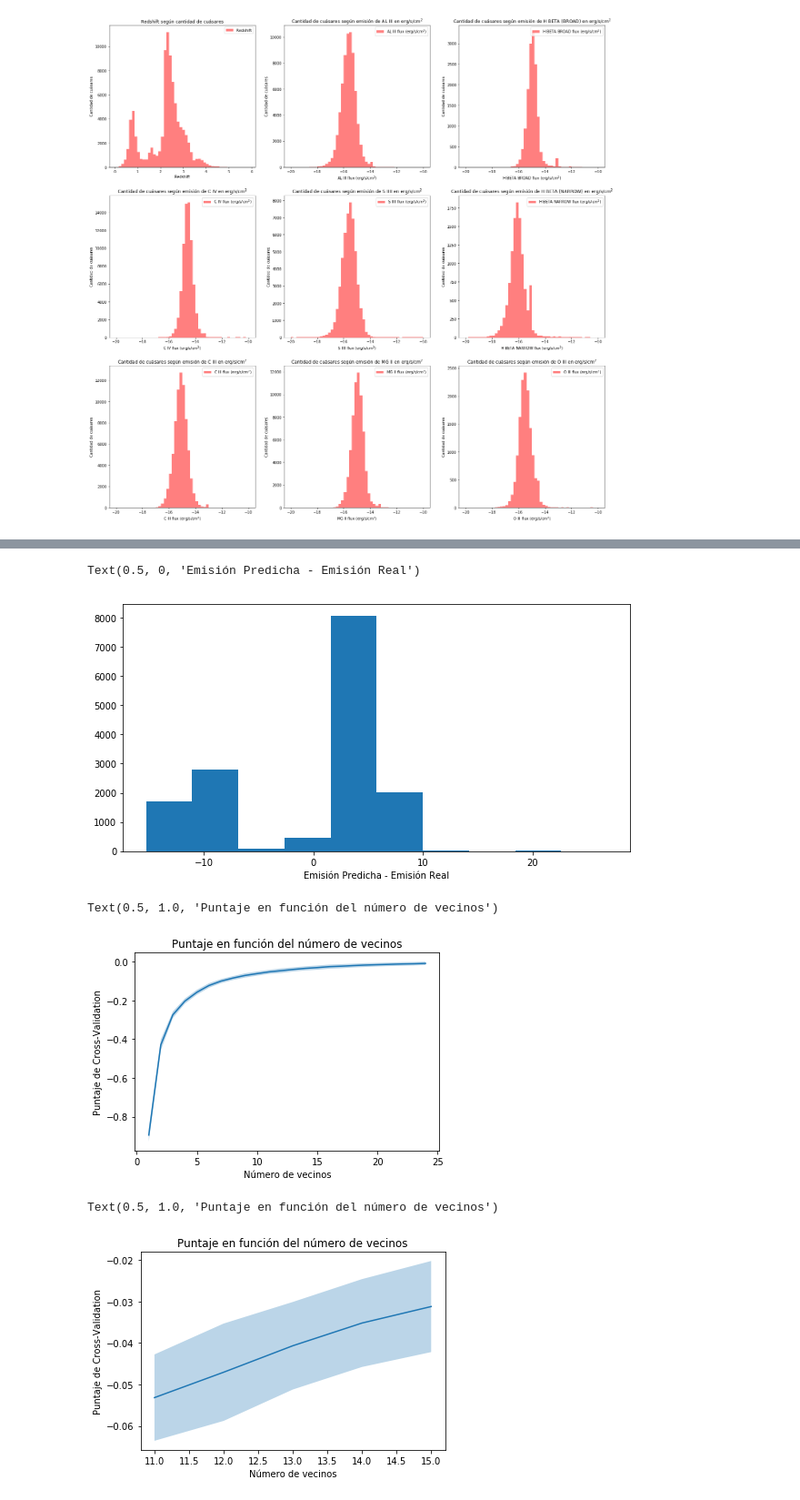
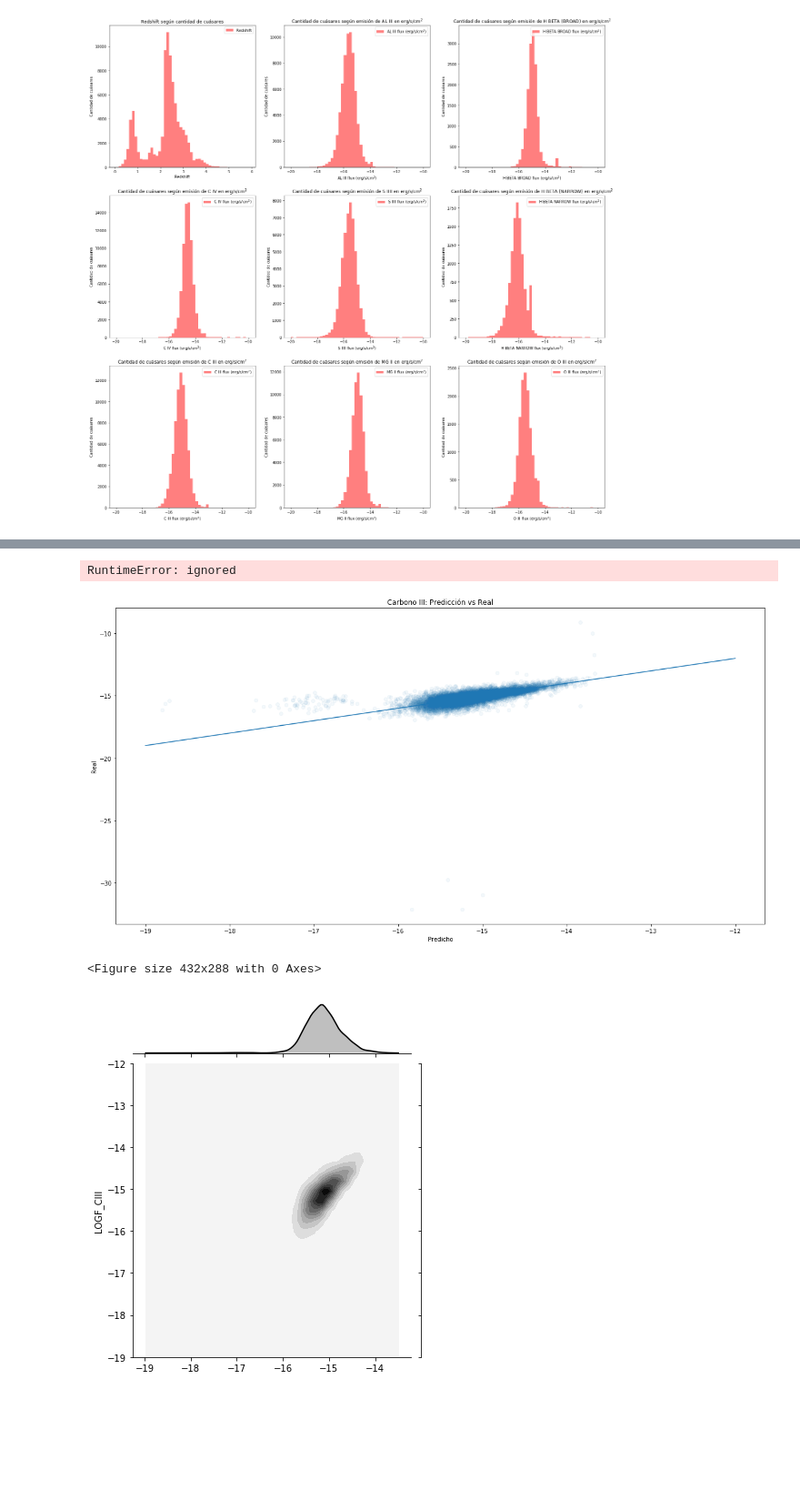
Before and after one commit to astrodatos/proyecto_aape, a Jupyter notebook: RegressionQuasar.ipynb, the cells around one changed output, grey strips where cells are left out. Shown at 91% size. Saved outputs shown, nothing was run; the diff lists cells and outputs as text; code cells hidden in the pictures; blank space fills up the shorter version.

```diff
--- a/RegressionQuasar.ipynb
+++ b/RegressionQuasar.ipynb
@@ -339,8 +215,0 @@ Name: LOGF_MGII, Length: 15155, dtype: float64
-# %%
-plt.figure(figsize=(10,5))
-plt.hist(y_pred - Y_test)
-#plt.yscale('log')
-plt.xlabel('Emisión Predicha - Emisión Real')
-# %% [output]
-Text(0.5, 0, 'Emisión Predicha - Emisión Real')
-[figure, removed]
@@ -360,18 +216,26 @@ for s, n in enumerate(neighbors):
-# %%
-plt.fill_between(neighbors, scores-stds, scores+stds, alpha=0.3)
-plt.plot(neighbors, scores)
-plt.xlabel('Número de vecinos')
-plt.ylabel('Puntaje de Cross-Validation')
-plt.title('Puntaje en función del número de vecinos')
-# %% [output]
-Text(0.5, 1.0, 'Puntaje en función del número de vecinos')
-[figure, removed]
-# %%
-plt.fill_between(neighbors[10:15], scores[10:15]-stds[10:15], scores[10:15]+stds[10:15], alpha=0.3)
-plt.plot(neighbors[10:15], scores[10:15])
-plt.xlabel('Número de vecinos')
-plt.ylabel('Puntaje de Cross-Validation')
-plt.title('Puntaje en función del número de vecinos')
-# %% [output]
-Text(0.5, 1.0, 'Puntaje en función del número de vecinos')
-[figure, removed]
+# %%
+X = quasarCompleta.drop('LOGF_CIII',axis=1)
+y = quasarCompleta.LOGF_CIII
+X_train, X_test, Y_train, Y_test = train_test_split(X, quasarCompleta.LOGF_CIII, test_size=0.33, random_state=rs)
+knn_clf=KNeighborsRegressor(10)
+knn_clf.fit(X_train,Y_train)
+y_pred=knn_clf.predict(X_test)
+plt.figure(figsize=(20,10))
+plt.title("Carbono III: Predicción vs Real")
+plt.xlabel("Predicho")
+plt.ylabel("Real")
+plt.scatter(y_pred, Y_test,alpha=0.05)
+
+plt.plot( [-19,-12],[-19,-12] )
+
+plt.figure()
+
+cb = sns.jointplot(x=y_pred,y=Y_test, kind="kde",color="k")
+plt.xlim(-19,-12)
+plt.ylim(-19,-12)
+plt.colorbar(cax=cb)
+# %% [output]
+RuntimeError: ignored
+[figure, added]
+<Figure size 432x288 with 0 Axes>
+[figure, added]
```
Also changed, not shown: parts of 20 cells of this notebook.
